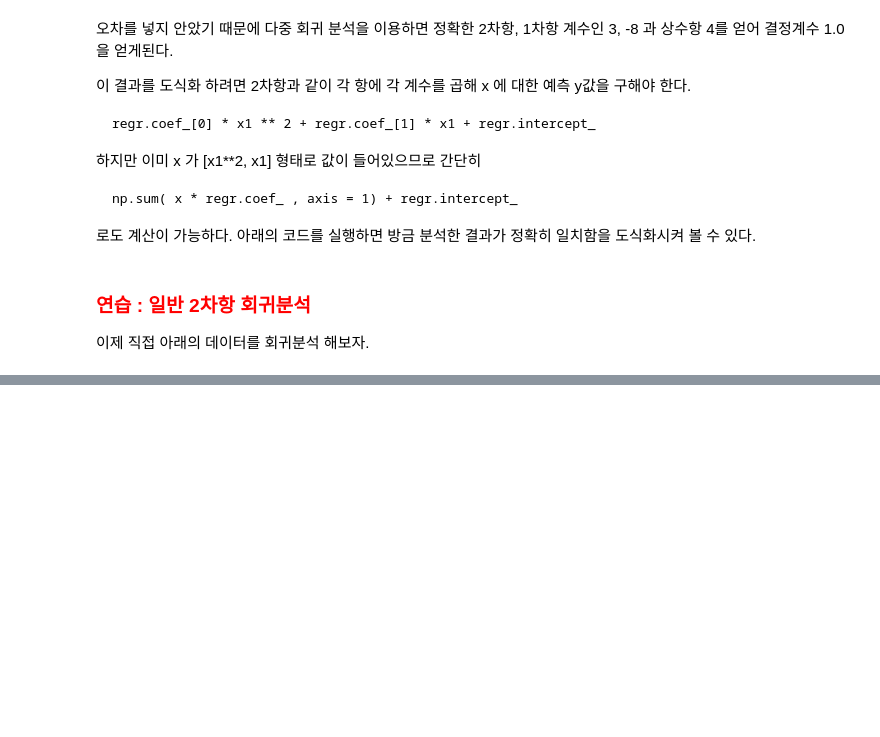
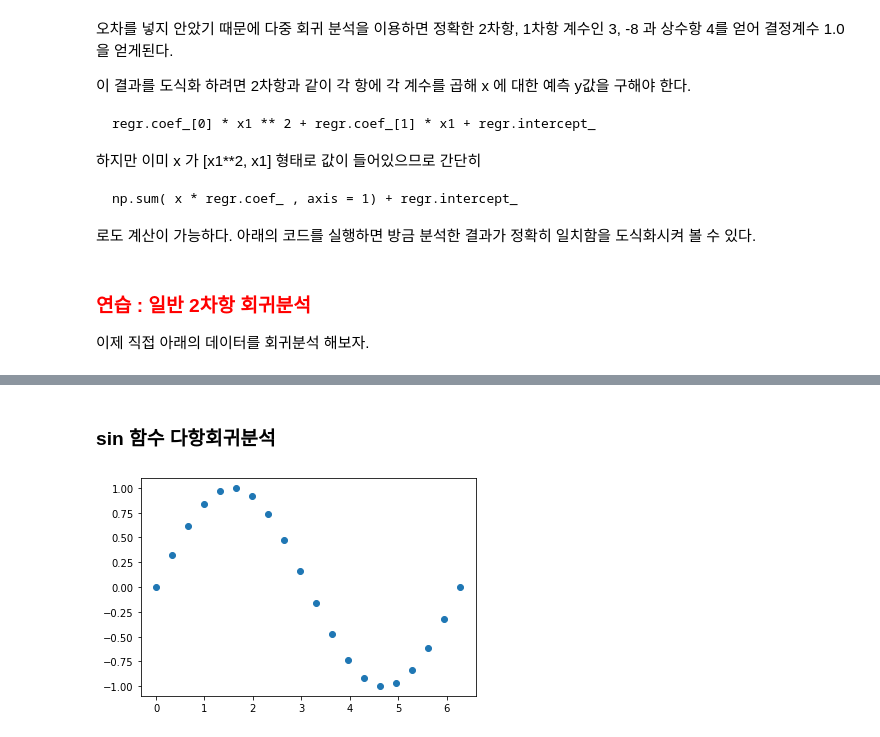
Before and after one commit to decoz/mlclass, a Jupyter notebook: 4_regression_linear.ipynb, the cells around one changed output, grey strips where cells are left out. Drawn from its saved outputs; the diff is of its cells as text; code cells hidden in the pictures; blank space fills up the shorter version.

```diff
--- a/4_regression_linear.ipynb
+++ b/4_regression_linear.ipynb
@@ -521,0 +576,9 @@ plt.show()
+# %% [markdown]
+### sin 함수 다항회귀분석
+# %%
+x = np.linspace(0, np.pi * 2 , 20)
+y = np.sin(x)
+plt.plot(x, y, 'o')
+plt.show()
+# %% [output]
+[figure, added]
```
Also changed, not shown: parts of 9 cells of this notebook.
